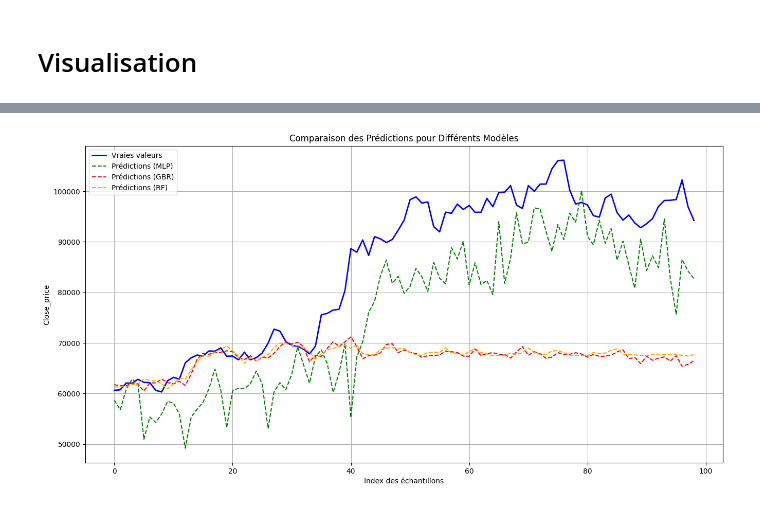
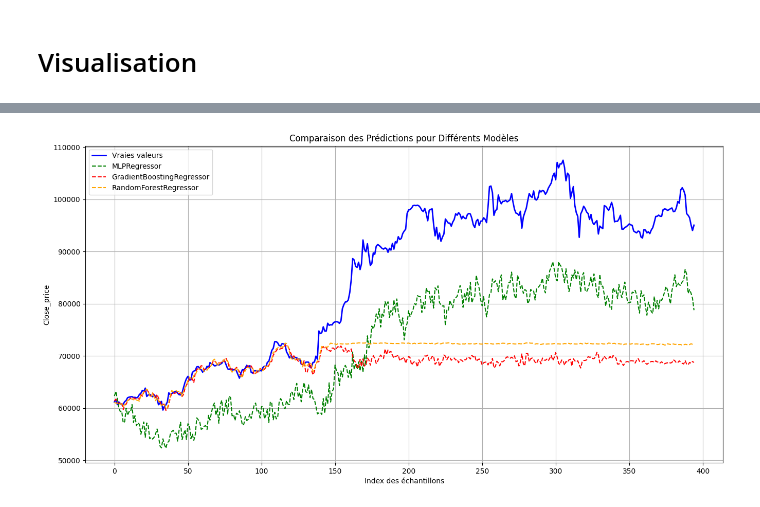
Before and after one commit to Jadorlo/Projet_ml, a Jupyter notebook: notebook/test_sklearn.ipynb, the cells around one changed output, grey strips where cells are left out. Saved outputs shown, nothing was run; the diff lists cells and outputs as text; code cells hidden in the pictures.

Commit message:
model et data

```diff
--- a/notebook/test_sklearn.ipynb
+++ b/notebook/test_sklearn.ipynb
@@ -13,12 +13,13 @@ from sklearn.ensemble import RandomForestRegressor
 # Préparation des données
 # %%
 # Charger les données
-df = pd.read_csv('..\data\dataset_v1.csv')
+df = pd.read_csv('..\data\dataset_v1_6h.csv')
 
 # Colonnes utilisées comme entrées (features)
 feature_columns = [
     'Open_price', 'High_price', 'Low_price', 'Volume', 'Quote_volume',
     'Nb_trades', 'Taker_buy_base_volume', 'Taker_buy_quote_volume',
+    '0-6h', '6-12h', '12-18h', '18-23h',
     'lundi', 'mardi', 'mercredi', 'jeudi', 'vendredi', 'samedi', 'dimanche',
     'janvier', 'fevrier', 'mars', 'avril', 'mai', 'juin', 'juillet', 'aout',
     'septembre', 'octobre', 'novembre', 'decembre'
@@ -42,7 +43,7 @@ def create_sequences(X, y, sequence_length):
         targets.append(target)
     return np.array(sequences), np.array(targets)
 
-sequence_length = 7
+sequence_length = 28
 X_seq, y_seq = create_sequences(X, y, sequence_length)
 
 # Division des données en ensembles d'entraînement et de test
@@ -89,7 +94,7 @@ gbr = GradientBoostingRegressor(random_state=42)
 # Paramètres pour GridSearch
 param_grid_gbr = {
     'n_estimators': [50, 100],
-    'learning_rate': [0.01, 0.1, 0.2],
+    'learning_rate': [0.01, 0.1, 0.001],
     'max_depth': [3, 5],
     'subsample': [0.8, 1.0]
 }
@@ -116,14 +121,14 @@ GradientBoostingRegressor MSE: 0.0775
 # %%
 # Initialiser le modèle de réseau de neurones
 mlp = MLPRegressor(
-    hidden_layer_sizes=(128, 64, 32),  # Deux couches cachées avec 100 et 50 neurones
+    hidden_layer_sizes=(64, 32, 32),  # Deux couches cachées avec 100 et 50 neurones
     activation='relu',            # Fonction d'activation ReLU
     solver='adam',                # Optimiseur Adam
     max_iter=3000,                 # Nombre maximal d'itérations
     random_state=42,
-    batch_size= 16,
-    learning_rate="adaptive",
-    learning_rate_init=0.0001
+    batch_size= 28,
+    learning_rate="constant",
+    learning_rate_init=0.001
 )
 
 # Entraîner le modèle
@@ -148,32 +153,32 @@ RandomForestRegressor MSE: 0.0757
 # %%
 # Dénormaliser les vraies valeurs et les prédictions
 y_test_rescaled = scaler_target.inverse_transform(y_test)
 
 y_pred_mlp_rescaled = scaler_target.inverse_transform(y_pred_mlp.reshape(-1, 1))
 y_pred_gbr_rescaled = scaler_target.inverse_transform(y_pred_gbr.reshape(-1, 1))
 y_pred_rf_rescaled = scaler_target.inverse_transform(y_pred_rf.reshape(-1, 1))
 
 # Tracer les résultats pour chaque modèle
 plt.figure(figsize=(16, 8))
 
 # Vraies valeurs
 plt.plot(y_test_rescaled, label="Vraies valeurs", color="blue", linewidth=2)
 
 # Prédictions MLP
-plt.plot(y_pred_mlp_rescaled, label="Prédictions (MLP)", color="green", linestyle="--")
+plt.plot(y_pred_mlp_rescaled, label="MLPRegressor", color="green", linestyle="--")
 
 # Prédictions GradientBoostingRegressor
-plt.plot(y_pred_gbr_rescaled, label="Prédictions (GBR)", color="red", linestyle="--")
+plt.plot(y_pred_gbr_rescaled, label="GradientBoostingRegressor", color="red", linestyle="--")
 
 # Prédictions RandomForestRegressor
-plt.plot(y_pred_rf_rescaled, label="Prédictions (RF)", color="orange", linestyle="--")
+plt.plot(y_pred_rf_rescaled, label="RandomForestRegressor", color="orange", linestyle="--")
 
 # Configuration du graphique
 plt.legend()
 plt.title("Comparaison des Prédictions pour Différents Modèles")
 plt.xlabel("Index des échantillons")
 plt.ylabel("Close_price")
 plt.grid(True)
 plt.show()
 # %% [output]
-[figure, old version]
+[figure, new version]
```
Also changed, not shown: parts of 5 cells of this notebook, 3 other files.
